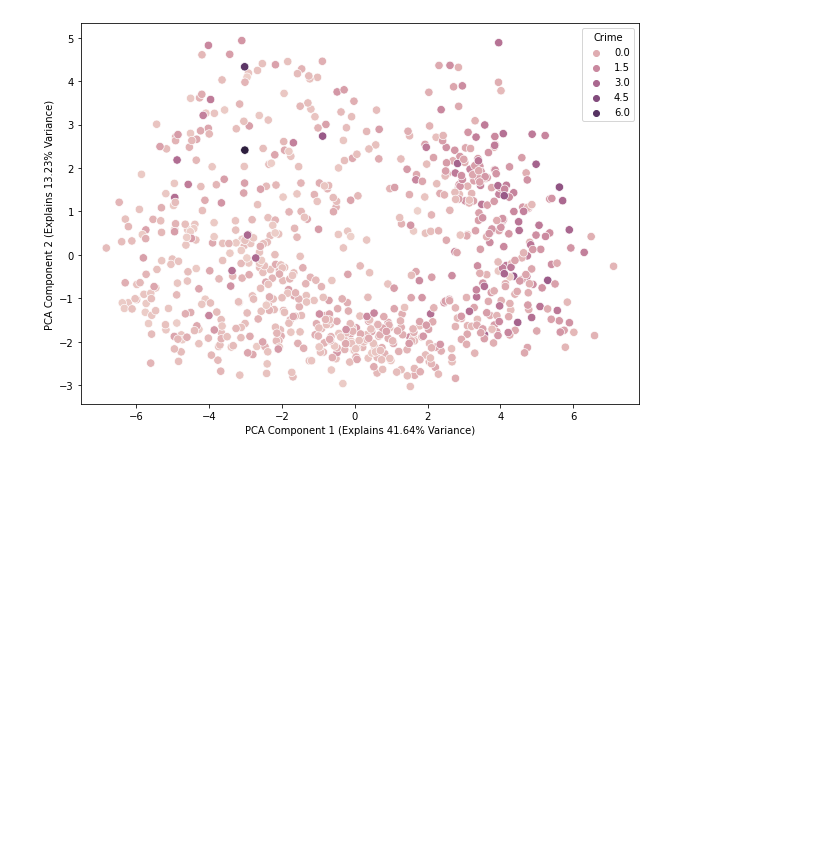
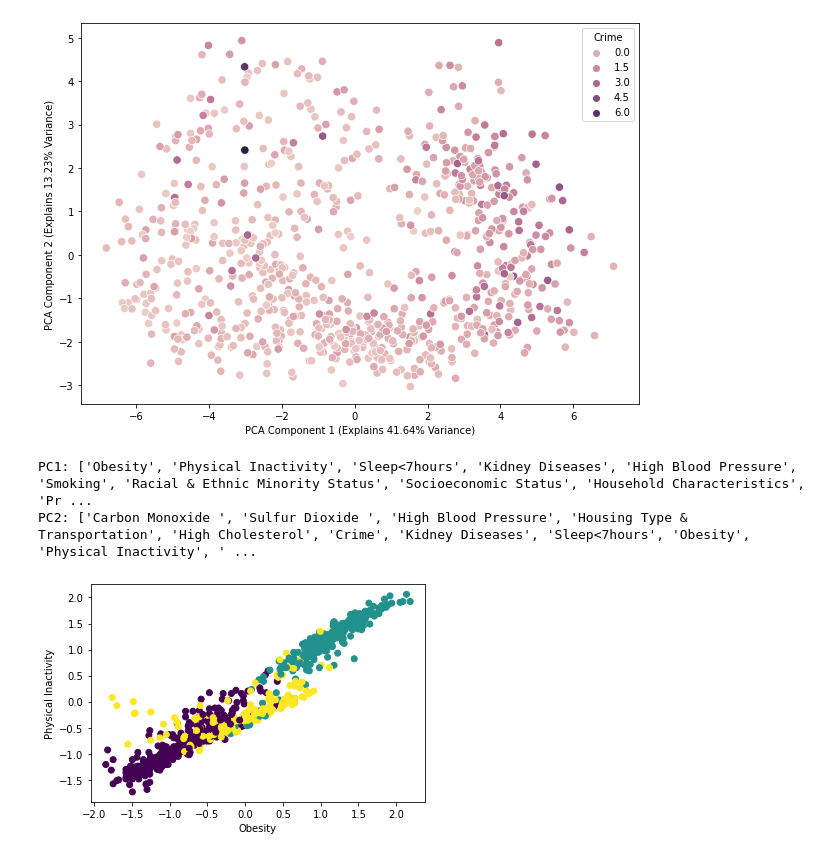
Before and after one commit to CS418/group-project-akatsuki, a Jupyter notebook: clustering.ipynb, the cells around one changed output. Drawn from its saved outputs; the diff is of its cells as text; code cells hidden in the pictures; blank space fills up the shorter version.

Commit message:
Added code for  visualizing clusters

```diff
--- a/clustering.ipynb
+++ b/clustering.ipynb
@@ -160,3 +160,23 @@ plt.ylabel(f'PCA Component 2 (Explains {variance_ratio[1]*100:.2f}% Variance)')
 plt.show()
 # %% [output]
 [figure]
+# %%
+#listing component names
+
+pc_names = ["PC"+str(i+1) for i in range(len(pca_2.components_))]
+column_names = Crime_df_all_params_scaled.columns.tolist()
+
+pc_col_names = dict(zip(pc_names, pca_2.components_))
+for name, col_names in pc_col_names.items():
+    sorted_col_names = sorted(zip(col_names, column_names), reverse=True)
+    print(f"{name}: {[col[1] for col in sorted_col_names]}")
+# %% [output]
+PC1: ['Obesity', 'Physical Inactivity', 'Sleep<7hours', 'Kidney Diseases', 'High Blood Pressure', 'Smoking', 'Racial & Ethnic Minority Status', 'Socioeconomic Status', 'Household Characteristics', 'Pr ...
+PC2: ['Carbon Monoxide ', 'Sulfur Dioxide ', 'High Blood Pressure', 'Housing Type & Transportation', 'High Cholesterol', 'Crime', 'Kidney Diseases', 'Sleep<7hours', 'Obesity', 'Physical Inactivity', ' ...
+# %%
+plt.scatter(Crime_df_all_params_scaled['Obesity'], Crime_df_all_params_scaled['Physical Inactivity'], c=clustering.labels_)
+plt.xlabel('Obesity')
+plt.ylabel('Physical Inactivity')
+plt.show()
+# %% [output]
+[figure, added]
```
Also changed, not shown: parts of 1 cell of this notebook.
